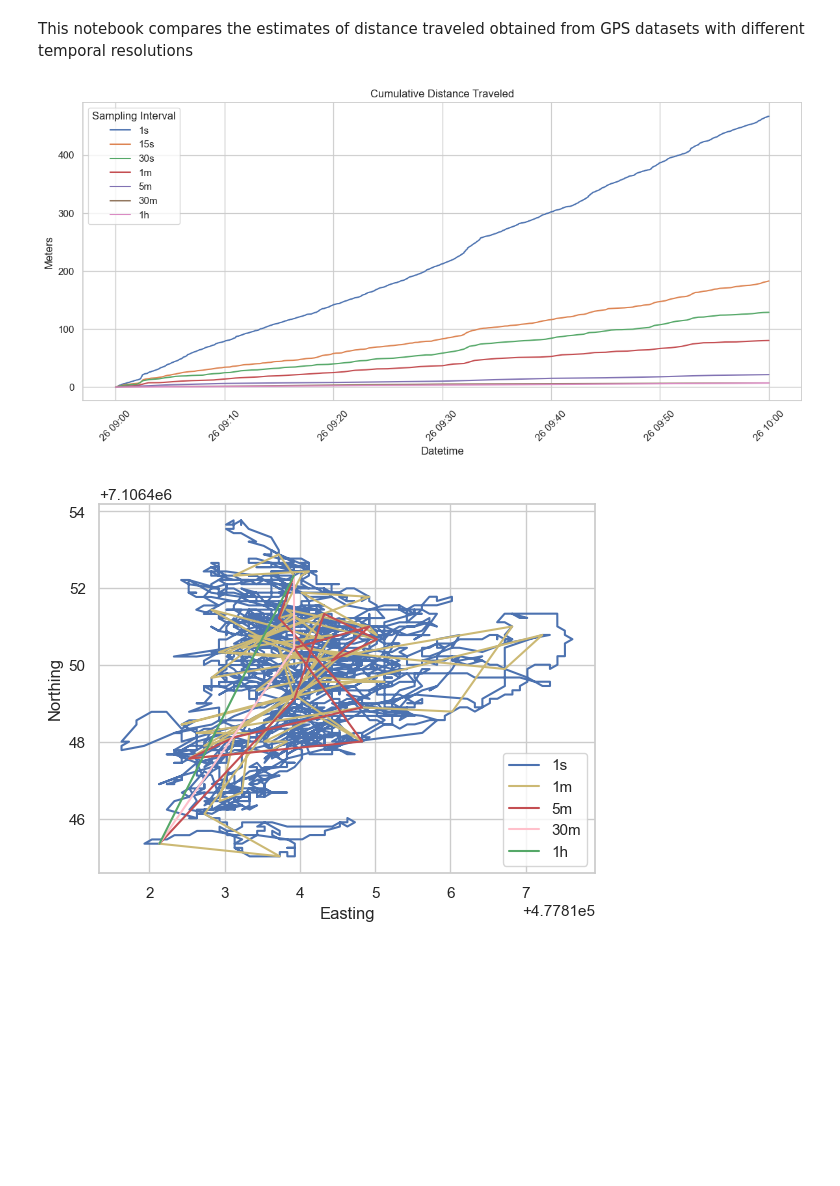
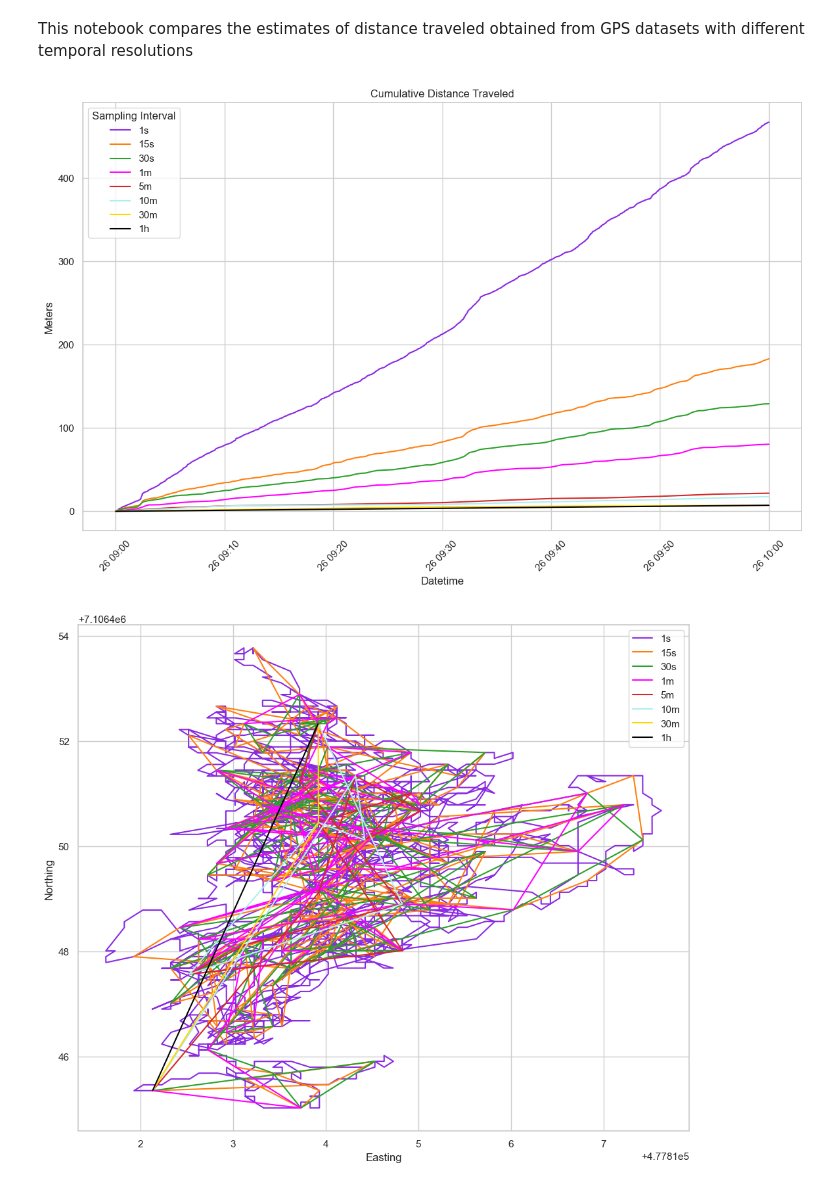
Before and after one commit to rhemitoth/Dead_Reckoning_Python, a Jupyter notebook: Distance_Traveled_GPS.ipynb, the cells around one changed output. Drawn from its saved outputs; the diff is of its cells as text; code cells hidden in the pictures; blank space fills up the shorter version.

```diff
--- a/Distance_Traveled_GPS.ipynb
+++ b/Distance_Traveled_GPS.ipynb
@@ -7,6 +7,9 @@ import math
 import numpy as np
 import seaborn as sns
 import matplotlib.pyplot as plt
+
+#Set default figure size
+plt.rcParams['figure.figsize'] = [12, 10]  # [width, height] in inches
 # %%
 # IMPORT GPS DATA
 gps_raw = pd.read_csv('/Users/rhemitoth/Documents/PhD/Cembra/Dead_Reckoning/Data/Gundog_Tutorial/L1.GPS.UTM.csv')
@@ -29,6 +50,7 @@ gps_15s = gps.copy()[gps['datetime'].dt.second % 15 == 0]
 gps_30s = gps.copy()[gps['datetime'].dt.second % 30 == 0]
 gps_1m = gps.copy()[gps['datetime'].dt.second % 60 == 0]
 gps_5m = gps.copy()[(gps['datetime'].dt.minute % 5 == 0)&(gps['datetime'].dt.second % 60 == 0)]
+gps_10m = gps.copy()[(gps['datetime'].dt.minute % 10 == 0)&(gps['datetime'].dt.second % 60 == 0)]
 gps_30m = gps.copy()[(gps['datetime'].dt.minute % 30 == 0) & (gps['datetime'].dt.second == 0)]
 gps_1h = gps.copy()[(gps['datetime'].dt.minute % 60 == 0) & (gps['datetime'].dt.second == 0)]
 # %%
@@ -64,29 +86,30 @@ def dist_traveled(df):
     return df
 # %%
 # CALCULATE DISTANCE TRAVELED
-dfs = [gps_1s,gps_15s,gps_30s,gps_1m,gps_5m,gps_30m,gps_1h]
-labels = ['1s','15s', '30s', '1m', '5m', '30m', '1h']  # Labels for each DataFrame
+dfs = [gps_1s,gps_15s,gps_30s,gps_1m,gps_5m,gps_10m,gps_30m,gps_1h]
+labels = ['1s','15s', '30s', '1m', '5m','10m', '30m', '1h']  # Labels for each DataFrame
+colors = ['blueviolet','tab:orange','tab:green','fuchsia','tab:red','paleturquoise','gold','black']
 for df in dfs:
     df = dist_traveled(df)
 # %%
 # Plot cumulative distance traveled as estimated from the GPS data
 
-plt.figure(figsize=(12, 6))  # Set the figure size
+plt.figure(figsize=(12, 8))  # Set the figure size
 sns.set_theme(style="whitegrid") # Set theme
 
-for df, label in zip(dfs, labels):
-    sns.lineplot(data=df, x='datetime', y='cum_dist', label=label)
+for df, label, color in zip(dfs, labels,colors):
+    sns.lineplot(data=df, x='datetime', y='cum_dist', label=label, color=color)
 
 # Customize the plot
 plt.title('Cumulative Distance Traveled')
 plt.xlabel('Datetime')
 plt.ylabel('Meters')
 plt.legend(title='Sampling Interval')  # Add legend
 plt.xticks(rotation=45)  # Rotate x-axis labels for readability
 plt.tight_layout()
 plt.show()
 # %% [output]
-[figure, old version]
+[figure, new version]
 # %%
 # PLOT GPS TRAJECTORY OF THE ANIMAL
 
@@ -95,11 +118,14 @@ fig = plt.figure()
 ax = fig.add_subplot(111)
 
 # Plot the trajectory
-ax.plot(gps_1s['UTM_E'], gps_1s['UTM_N'],  color='b', label = "1s")
-ax.plot(gps_1m['UTM_E'], gps_1m['UTM_N'],  color='y', label = "1m")
-ax.plot(gps_5m['UTM_E'], gps_5m['UTM_N'],  color='r', label = "5m")
-ax.plot(gps_30m['UTM_E'], gps_30m['UTM_N'],  color='pink', label = "30m")
-ax.plot(gps_1h['UTM_E'], gps_1h['UTM_N'],  color='g', label = "1h")
+ax.plot(gps_1s['UTM_E'], gps_1s['UTM_N'],  color=colors[0], label = "1s")
+ax.plot(gps_15s['UTM_E'], gps_15s['UTM_N'],  color=colors[1], label = "15s")
+ax.plot(gps_30s['UTM_E'], gps_30s['UTM_N'],  color=colors[2], label = "30s")
+ax.plot(gps_1m['UTM_E'], gps_1m['UTM_N'],  color=colors[3], label = "1m")
+ax.plot(gps_5m['UTM_E'], gps_5m['UTM_N'],  color=colors[4], label = "5m")
+ax.plot(gps_10m['UTM_E'], gps_10m['UTM_N'],  color=colors[5], label = "10m")
+ax.plot(gps_30m['UTM_E'], gps_30m['UTM_N'],  color=colors[6], label = "30m")
+ax.plot(gps_1h['UTM_E'], gps_1h['UTM_N'],  color=colors[7], label = "1h")
 
 
 # Setting labels
@@ -112,5 +138,5 @@ ax.legend()
 # Show plot
 plt.show()
 # %% [output]
-[figure, old version]
+[figure, new version]
 # %% [markdown]
```
Also changed, not shown: parts of 2 cells of this notebook.
